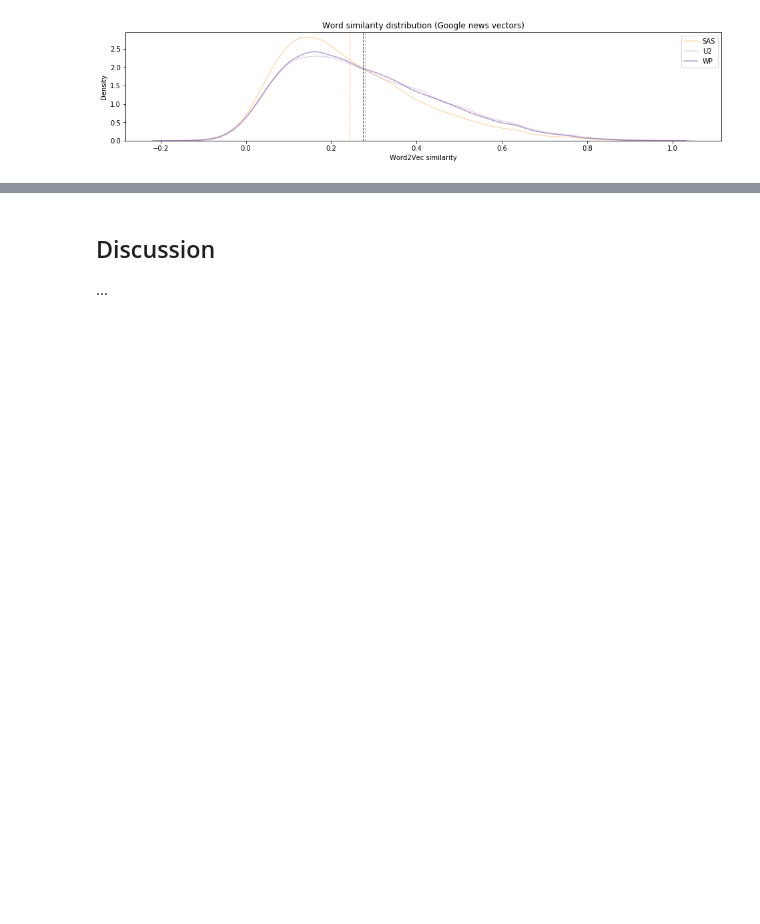
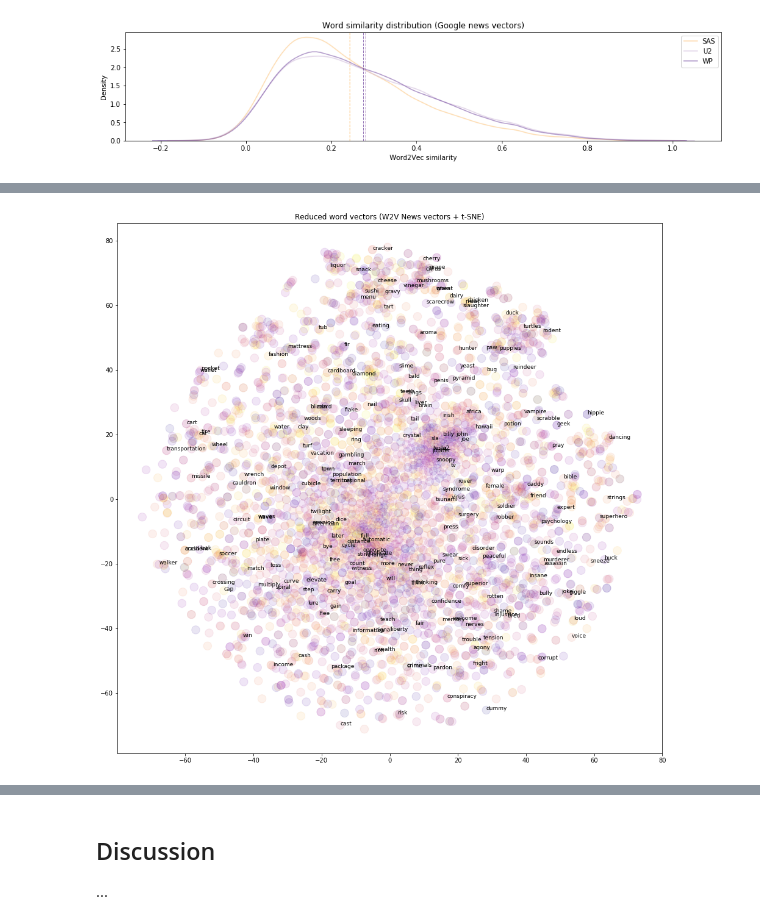
Before and after one commit to louweal/wordgame, a Jupyter notebook: notebooks/Word Association Analysis.ipynb, the cells around one changed output, grey strips where cells are left out. Saved outputs shown, nothing was run; the diff lists cells and outputs as text; code cells hidden in the pictures; blank space fills up the shorter version.

```diff
--- a/notebooks/Word Association Analysis.ipynb
+++ b/notebooks/Word Association Analysis.ipynb
@@ -520,10 +494,0 @@ sampleA['y'] = model[:,1]
-# %%
-sampleA = sampleA.drop_duplicates(subset=['word2'])
-fig, ax = plt.subplots()
-fig.set_figwidth(9)
-fig.set_figheight(6)
-ax.scatter(sampleA.y, sampleA.x, marker='o', s=30+40*sampleA.c, alpha=0.4, color="orange")
-for j in range(0,len(sampleA)):
-    if(sampleA.c.iloc[j] > 5):
-        ax.annotate(sampleA.word2.iloc[j], (sampleA.y.iloc[j], sampleA.x.iloc[j]))
-plt.show()
@@ -540,10 +494,0 @@ sampleB['y'] = model[:,1]
-# %%
-sampleB = sampleB.drop_duplicates(subset=['word2'])
-fig, ax = plt.subplots()
-fig.set_figwidth(8)
-fig.set_figheight(7)
-ax.scatter(sampleB.x, sampleB.y, marker='o', s=30+40*sampleB.c, alpha=0.4, color="orange")
-for j in range(0,len(sampleB)):
-    if(sampleB.c.iloc[j] > 5):
-        ax.annotate(sampleB.word2.iloc[j], (sampleB.x.iloc[j], sampleB.y.iloc[j]))
-plt.show()
@@ -811,0 +495,26 @@ df[df.multi].sample(10)
+# %%
+from sklearn.manifold import TSNE
+# create word corpus
+corpus = list((dict(Counter(w2vdf.word1w2v.tolist()).most_common()).keys()))[::-1]
+
+# add word vector to 4000 most frequent words (t-sne can't handle the full dataset)
+corpusdf = pd.DataFrame(corpus[-4000::], columns=['word'])
+corpusdf['news_wordvector'] = corpusdf.word.apply(lambda x: w2v_news_model[x])
+
+# Compute reduced word-vectors using t-sne
+tsnemodel = TSNE(random_state=42).fit_transform(corpusdf['news_wordvector'].tolist())
+corpusdf['x'] = tsnemodel[:,0]
+corpusdf['y'] = tsnemodel[:,1]
+
+corpusdf = corpusdf[::-1] # reverse
+fig, ax = plt.subplots()
+fig.set_figwidth(16)
+fig.set_figheight(16)
+sc = ax.scatter(corpusdf.y, corpusdf.x, marker='o', c=corpusdf.index,
+                cmap=plt.get_cmap('plasma'), s=180, alpha=0.1)
+for j in range(0,4000,19): #len(corpusdf), 20):
+    ax.annotate(corpusdf.word.iloc[j], (corpusdf.y.iloc[j], corpusdf.x.iloc[j]), fontsize='9')
+plt.title("Reduced word vectors (W2V News vectors + t-SNE)")
+plt.show()
+# %% [output]
+[figure, added]
```
Also changed, not shown: parts of 81 cells of this notebook.
